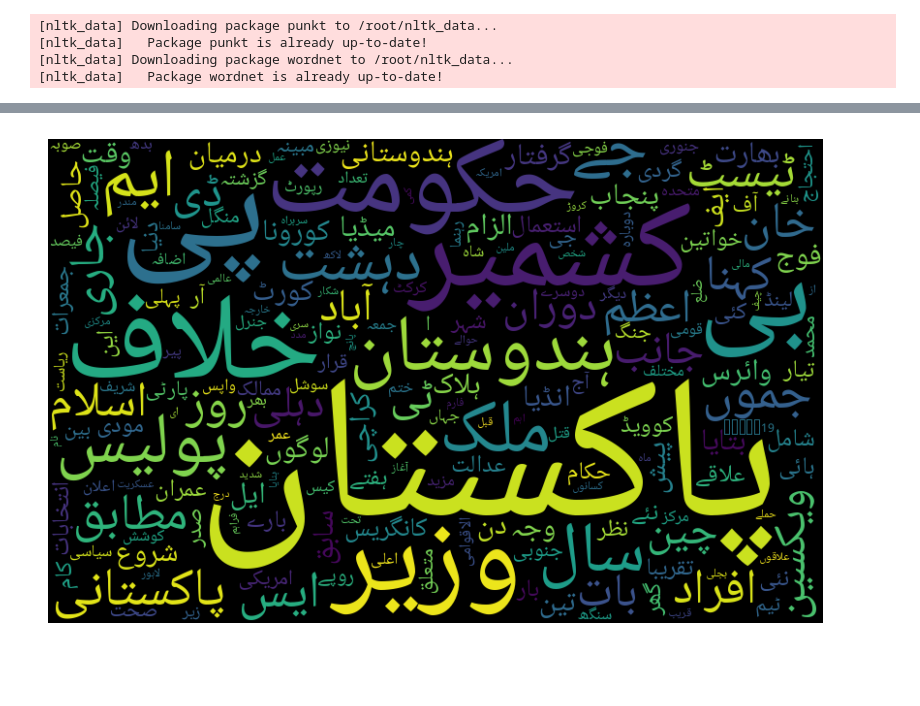
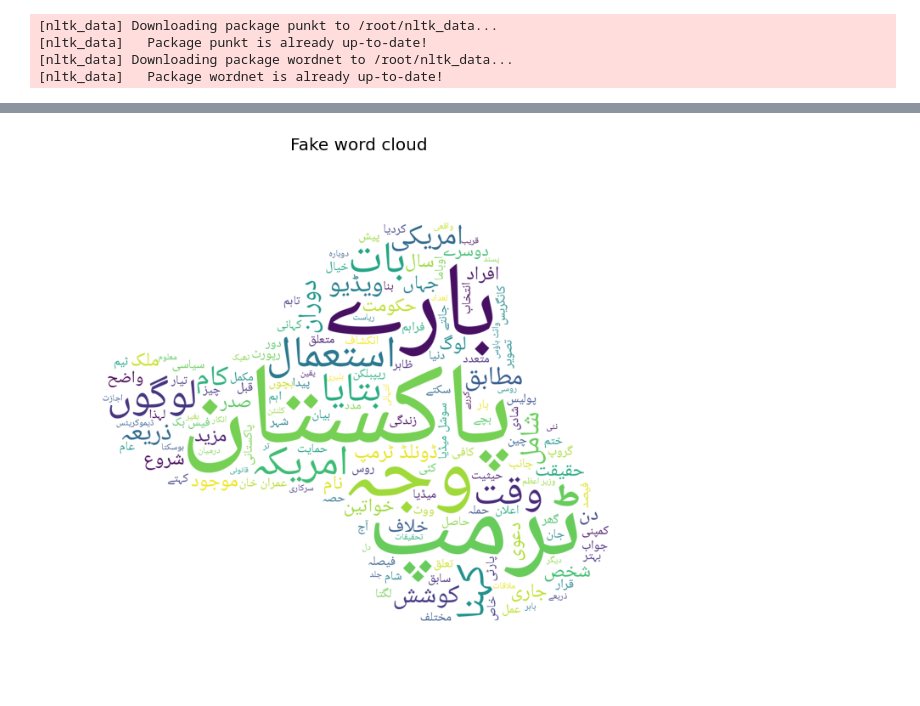
Before and after one commit to Jawad-repo/Urdu_WordCloud_Steming_StopWordRemoval, a Jupyter notebook: Urdu_WordCloud_Steaming__StopWordRemoval.ipynb, the cells around one changed output, grey strips where cells are left out. Drawn from its saved outputs; the diff is of its cells as text; code cells hidden in the pictures; blank space fills up the shorter version.

```diff
--- a/Urdu_WordCloud_Steaming__StopWordRemoval.ipynb
+++ b/Urdu_WordCloud_Steaming__StopWordRemoval.ipynb
@@ -224,17 +207,22 @@ plt.show()
-# %%
-# Word cloud for fake news
-from wordcloud import WordCloud
-
-# Font_Url = (r'https://github.com/Jawad-repo/Model_Training_Multilingual_Fake_News_Detection/blob/main/NotoNaskhArabic-Regular.ttf')
-
-wordcloud = WordCloud(width= 800, height= 500,
-                          font_path='NotoNaskhArabic-Regular.ttf',
-                          max_font_size = 210,
-                          collocations = False).generate(all_words_LegitNews)
-
-plt.figure(figsize=(10,7))
-plt.imshow(wordcloud, interpolation='bilinear')
-plt.axis("off")
-plt.show()
-# %% [output]
-[figure, removed]
+# %%
+import numpy as np
+from PIL import Image
+mask_p = np.array(Image.open('./shape.jpg'))
+# %%
+def generate_better_wordcloud(data, title, mask=None):
+    cloud = WordCloud(scale=3,
+                      font_path='NotoNaskhArabic-Regular.ttf',
+                      max_words=150,
+                      mask=mask,
+                      background_color='white',
+                      collocations=True).generate_from_text(data)
+    plt.figure(figsize=(10,8))
+    plt.imshow(cloud)
+    plt.axis('off')
+    plt.title(title)
+    plt.show()
+
+# Use the function with the rome_corpus and our mask to create word cloud
+generate_better_wordcloud(all_words_FakeNews, 'Fake word cloud', mask=mask_p)
+# %% [output]
+[figure, added]
```
Also changed, not shown: parts of 2 cells of this notebook.
